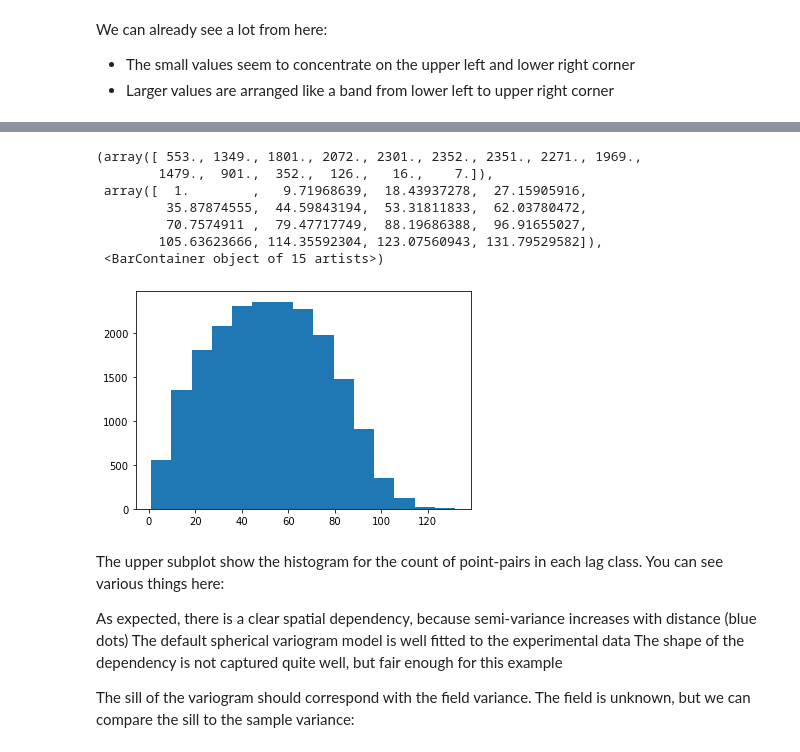
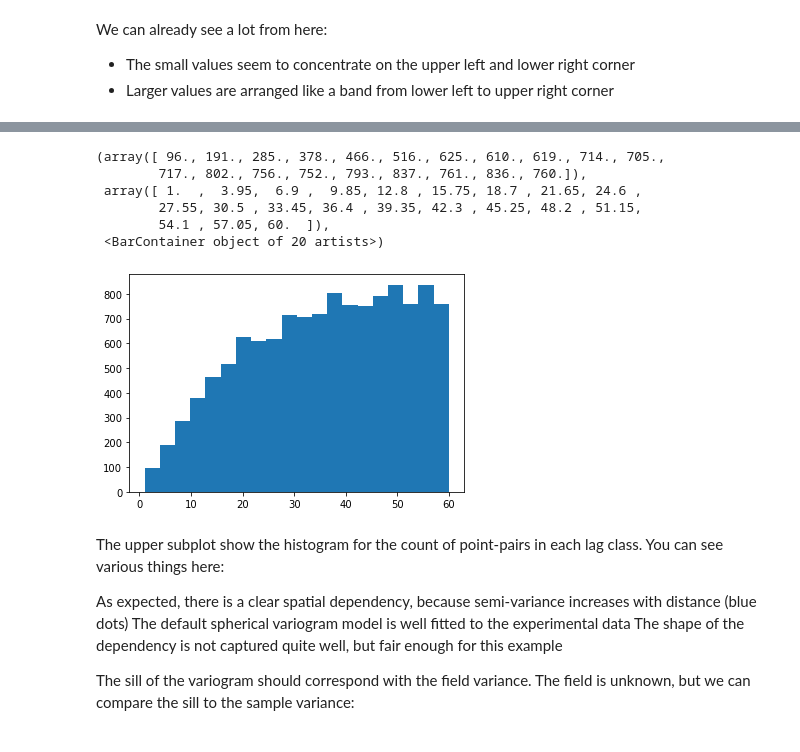
Before and after one commit to edieraristizabal/AnalisisGeoespacial, a Jupyter notebook: Notebooks/11_Geostatistic.ipynb, the cells around one changed output, grey strips where cells are left out. Cells and saved outputs as stored; diff of their text form; code cells hidden in the pictures.

```diff
--- a/Notebooks/11_Geostatistic.ipynb
+++ b/Notebooks/11_Geostatistic.ipynb
@@ -177,0 +198,3 @@ The Variogram class takes at least two arguments. The coordinates and the values
+# %%
+V = Variogram(data[['x', 'y']].values, data.z.values, estimator="entropy", model="spherical", maxlag=60, n_lags=20)
+V.plot();
@@ -182,3 +210,0 @@ V.distance_difference_plot();
-# %%
-V = Variogram(data[['x', 'y']].values, data.z.values, normalize=False, maxlag=60, n_lags=15)
-V.plot();
@@ -187,18 +211,17 @@ V.plot();
 # %%
 # apply binning
-bin, _ = skg.binning.even_width_lags(V.distance, 15, None)
+bin, _ = skg.binning.even_width_lags(V.distance, 20, None)
 
 # get the histogram
-plt.hist(V.distance,bins=15)
+plt.hist(V.distance,bins=20)
 # %% [output]
-(array([ 553., 1349., 1801., 2072., 2301., 2352., 2351., 2271., 1969.,
-        1479.,  901.,  352.,  126.,   16.,    7.]),
- array([  1.        ,   9.71968639,  18.43937278,  27.15905916,
-         35.87874555,  44.59843194,  53.31811833,  62.03780472,
-         70.7574911 ,  79.47717749,  88.19686388,  96.91655027,
-        105.63623666, 114.35592304, 123.07560943, 131.79529582]),
- <BarContainer object of 15 artists>)
+(array([ 96., 191., 285., 378., 466., 516., 625., 610., 619., 714., 705.,
+        717., 802., 756., 752., 793., 837., 761., 836., 760.]),
+ array([ 1.  ,  3.95,  6.9 ,  9.85, 12.8 , 15.75, 18.7 , 21.65, 24.6 ,
+        27.55, 30.5 , 33.45, 36.4 , 39.35, 42.3 , 45.25, 48.2 , 51.15,
+        54.1 , 57.05, 60.  ]),
+ <BarContainer object of 20 artists>)
-[figure, old version]
+[figure, new version]
 # %% [markdown]
 The upper subplot show the histogram for the count of point-pairs in each lag class. You can see various things here:
 
```
Also changed, not shown: parts of 27 cells of this notebook, 14 other files.
